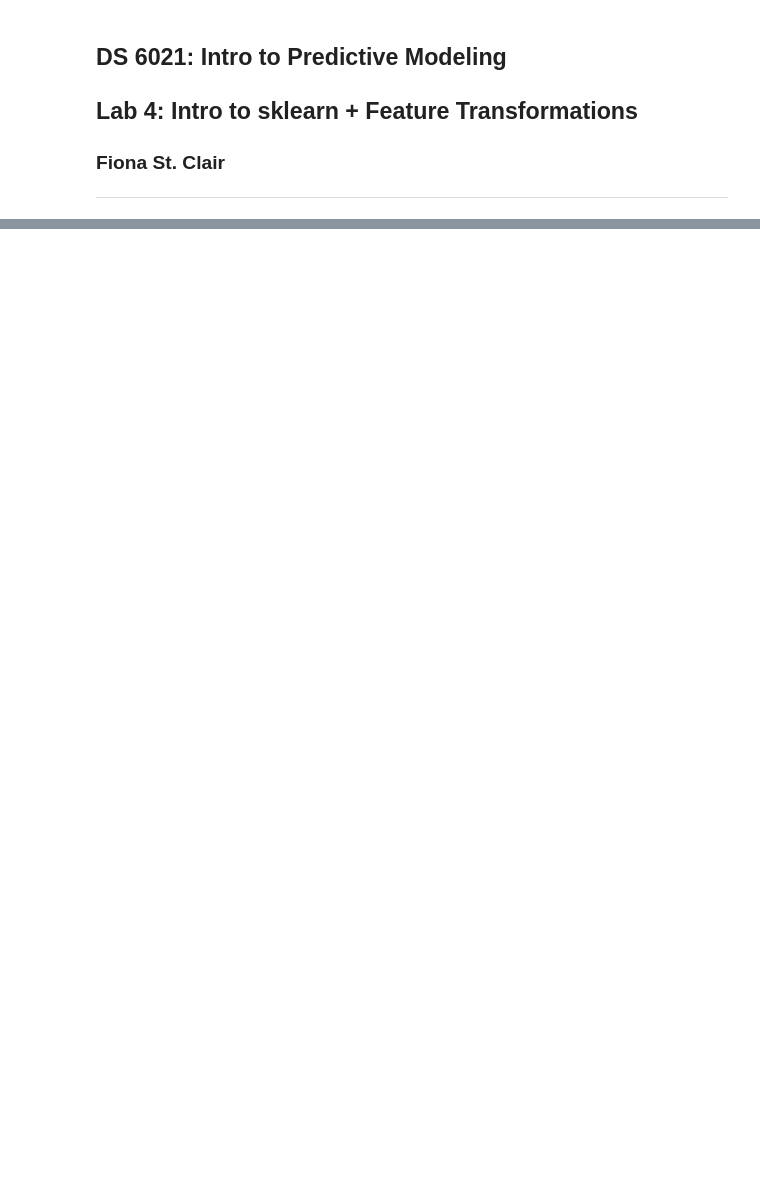
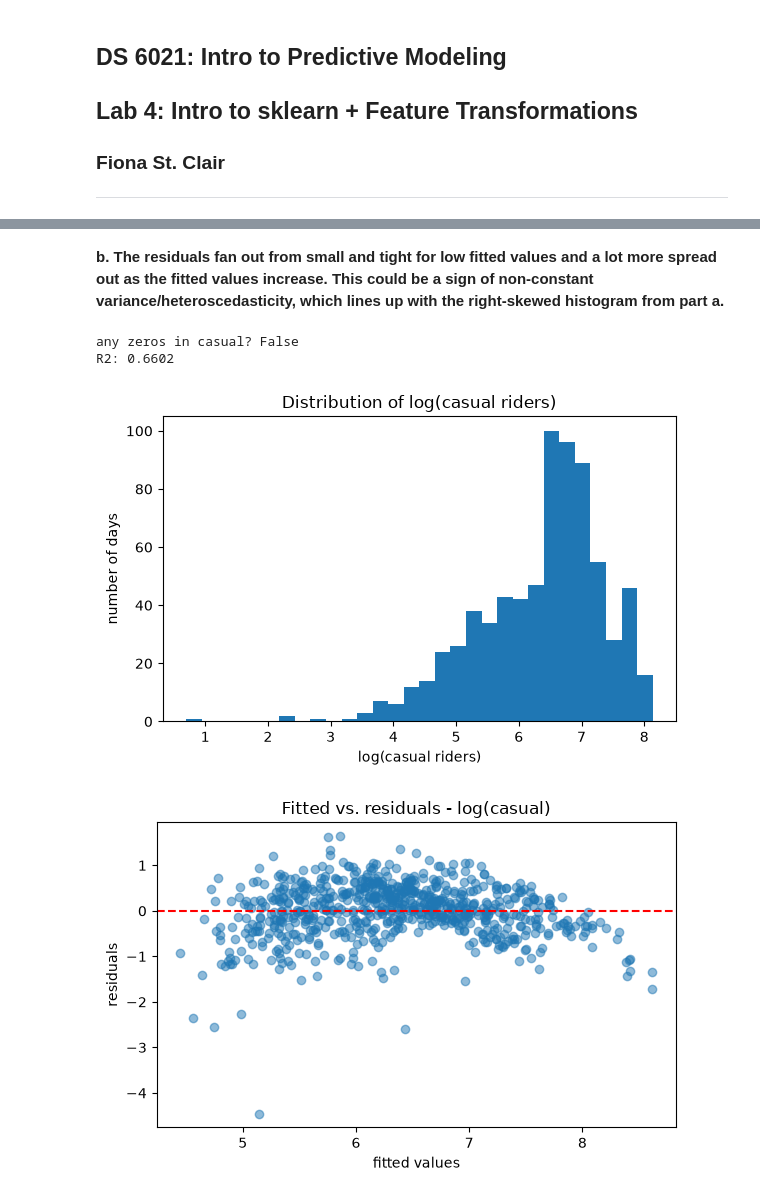
Before and after one commit to DS-6021-Predictive-Modeling/ds6021-f26-nye2xd, a Jupyter notebook: homework/assignments/lab 4/lab 4.ipynb, the cells around one changed output, grey strips where cells are left out. Saved outputs shown, nothing was run; the diff lists cells and outputs as text; code cells hidden in the pictures; blank space fills up the shorter version.

```diff
--- a/homework/assignments/lab 4/lab 4.ipynb
+++ b/homework/assignments/lab 4/lab 4.ipynb
@@ -18,0 +337,32 @@ Our team is exploring ticket pricing for live music events. Ticket prices for th
+# %% [markdown]
+**b. The residuals fan out from small and tight for low fitted values and a lot more spread out as the fitted values increase. This could be a sign of non-constant variance/heteroscedasticity, which lines up with the right-skewed histogram from part a.**
+# %%
+print("any zeros in casual?", (bike['casual'] == 0).any())
+
+# no zeros, so a regular log is fine here (would use np.log1p if there were zeros)
+bike['log_casual'] = np.log(bike['casual'])
+
+log_casual_model = smf.ols('log_casual ~ temp + hum + windspeed + C(workingday)', data=bike).fit()
+print("R2:", round(log_casual_model.rsquared, 4))
+
+plt.figure(figsize=(6, 4))
+plt.hist(bike['log_casual'], bins=30)
+plt.xlabel('log(casual riders)')
+plt.ylabel('number of days')
+plt.title('Distribution of log(casual riders)')
+plt.tight_layout()
+plt.show()
+
+plt.figure(figsize=(6, 4))
+plt.scatter(log_casual_model.fittedvalues, log_casual_model.resid, alpha=0.5)
+plt.axhline(0, color='red', linestyle='--')
+plt.xlabel('fitted values')
+plt.ylabel('residuals')
+plt.title('Fitted vs. residuals - log(casual)')
+plt.tight_layout()
+plt.show()
+# %% [output]
+any zeros in casual? False
+R2: 0.6602
+[figure, added]
+[figure, added]
```
Also changed, not shown: parts of 34 cells of this notebook, 1 other file.
